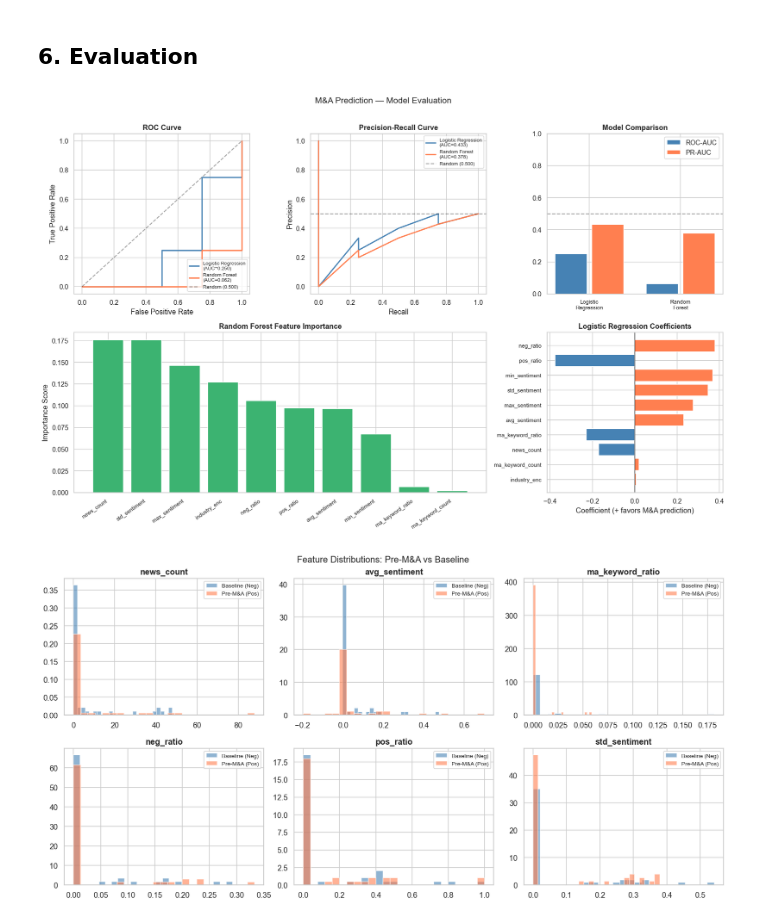
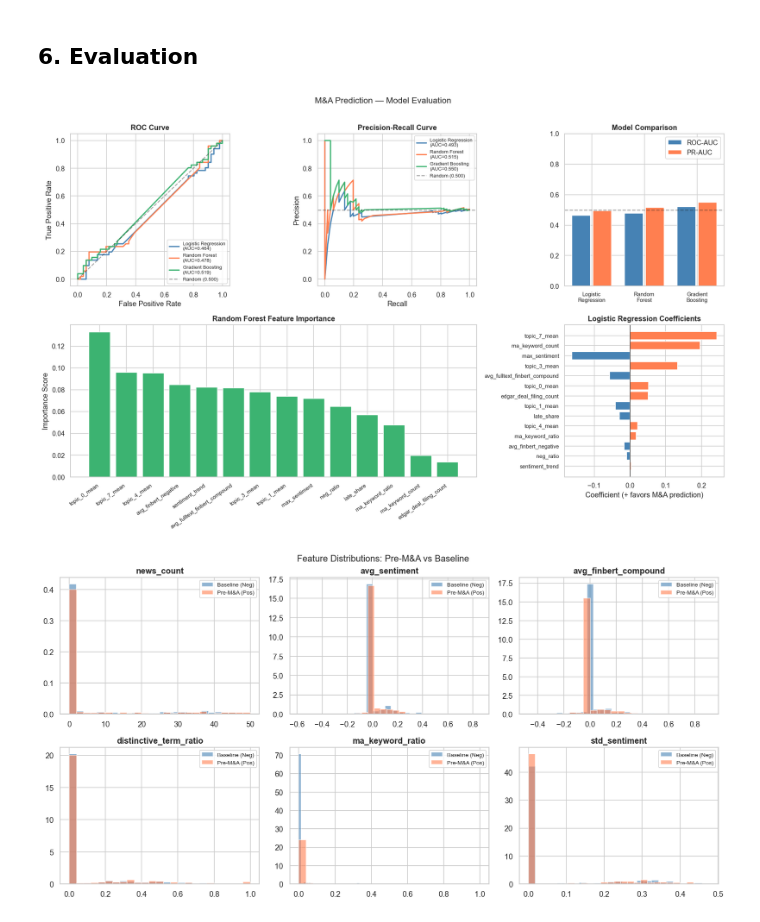
Before and after one commit to cindyfu0312/ucb-jpm-MA-prediction, a Jupyter notebook: code/week2_news_ma_prediction.ipynb, the cells around one changed output. Saved outputs shown, nothing was run; the diff lists cells and outputs as text; code cells hidden in the pictures.

Commit message:
add news context and finbert

```diff
--- a/code/week2_news_ma_prediction.ipynb
+++ b/code/week2_news_ma_prediction.ipynb
@@ -814,5 +1060,18 @@ Test:  8 rows  (> 2025-12-01)
 Class balance — Train: 50.0% pos  |  Test: 50.0% pos
 # %%
+# ── Feature selection (fit on TRAIN only, no test leakage) ────────────────
+mi = mutual_info_classif(X_train, y_train, random_state=RANDOM_SEED)
+K = min(14, len(ALL_FEATURES))
+top_idx = np.argsort(mi)[::-1][:K]
+SELECTED_FEATURES = [ALL_FEATURES[i] for i in top_idx]
+print(f'Top {K} features by mutual information (computed on train split only):')
+for i in np.argsort(mi)[::-1][:K]:
+    print(f'  {ALL_FEATURES[i]:28s} MI={mi[i]:.4f}')
+
+X_train = train[SELECTED_FEATURES].fillna(0).values
+X_test  = test[SELECTED_FEATURES].fillna(0).values
+ALL_FEATURES = SELECTED_FEATURES  # downstream plotting cells key off this name
+
 scaler = StandardScaler()
 X_tr_s = scaler.fit_transform(X_train)
 X_te_s = scaler.transform(X_test)
@@ -821,13 +1080,19 @@ cv = StratifiedKFold(n_splits=5, shuffle=True, random_state=RANDOM_SEED)
 
 models = {
     'Logistic Regression': (
-        LogisticRegression(C=0.5, max_iter=1000, random_state=RANDOM_SEED),
+        LogisticRegressionCV(Cs=np.logspace(-2, 1, 10), cv=cv, max_iter=2000,
+                              scoring='roc_auc', random_state=RANDOM_SEED),
         X_tr_s, X_te_s
     ),
     'Random Forest': (
-        RandomForestClassifier(n_estimators=300, max_depth=5,
-                               min_samples_leaf=5, class_weight='balanced',
+        RandomForestClassifier(n_estimators=300, max_depth=4,
+                               min_samples_leaf=8, class_weight='balanced',
                                random_state=RANDOM_SEED),
+        X_train, X_test
+    ),
+    'Gradient Boosting': (
+        GradientBoostingClassifier(n_estimators=150, max_depth=2, learning_rate=0.05,
+                                    subsample=0.8, random_state=RANDOM_SEED),
         X_train, X_test
     ),
 }
@@ -863,7 +1136,7 @@ Random Forest
 fig = plt.figure(figsize=(16, 10))
 gs  = gridspec.GridSpec(2, 3, figure=fig)
 
-COLORS = {'Logistic Regression': 'steelblue', 'Random Forest': 'coral'}
+COLORS = {'Logistic Regression': 'steelblue', 'Random Forest': 'coral', 'Gradient Boosting': 'mediumseagreen'}
 
 # ── ROC Curve ──────────────────────────────────────────────────────────────
 ax = fig.add_subplot(gs[0, 0])
@@ -904,41 +1177,45 @@ ax.axhline(0.5, color='k', linestyle='--', alpha=0.4)
 ax.set_title('Model Comparison', fontweight='bold')
 ax.set_xticks(x); ax.set_xticklabels([n.replace(' ', '\n') for n in names], fontsize=9)
 ax.set_ylim(0, 1); ax.legend()
 
 # ── Feature Importance ────────────────────────────────────────────────────
 ax = fig.add_subplot(gs[1, 0:2])
-rf = results['Random Forest']['model']
-imp = rf.feature_importances_
+best_tree_model = max(
+    (n for n in ('Gradient Boosting', 'Random Forest') if n in results),
+    key=lambda n: results[n]['cv_auc']
+)
+tree_mdl = results[best_tree_model]['model']
+imp = tree_mdl.feature_importances_
 idx = np.argsort(imp)[::-1]
 ax.bar(range(len(imp)), imp[idx], color='mediumseagreen', edgecolor='white')
 ax.set_xticks(range(len(imp)))
 ax.set_xticklabels([ALL_FEATURES[i] for i in idx], rotation=35, ha='right', fontsize=9)
-ax.set_title('Random Forest Feature Importance', fontweight='bold')
+ax.set_title(f'{best_tree_model} Feature Importance', fontweight='bold')
 ax.set_ylabel('Importance Score')
 
 # ── LR Coefficients ───────────────────────────────────────────────────────
 ax = fig.add_subplot(gs[1, 2])
 lr = results['Logistic Regression']['model']
 coef = lr.coef_[0]
 cidx = np.argsort(np.abs(coef))[::-1]
 colors_coef = ['coral' if c > 0 else 'steelblue' for c in coef[cidx]]
 ax.barh(range(len(coef)), coef[cidx], color=colors_coef)
 ax.set_yticks(range(len(coef)))
 ax.set_yticklabels([ALL_FEATURES[i] for i in cidx], fontsize=9)
 ax.set_title('Logistic Regression Coefficients', fontweight='bold')
 ax.set_xlabel('Coefficient (+ favors M&A prediction)')
 ax.axvline(0, color='k', linewidth=0.8)
 ax.invert_yaxis()
 
 plt.suptitle('M&A Prediction — Model Evaluation', fontsize=14, y=1.01)
 plt.tight_layout()
 plt.show()
 # %% [output]
-[figure, old version]
+[figure, new version]
 # %%
 # ── Feature distributions: pre-M&A vs baseline ────────────────────────────
-show_feats = ['news_count', 'avg_sentiment', 'ma_keyword_ratio',
-              'neg_ratio',  'pos_ratio',      'std_sentiment']
+show_feats = ['news_count', 'avg_sentiment', 'avg_finbert_compound',
+              'distinctive_term_ratio', 'ma_keyword_ratio', 'std_sentiment']
 
 fig, axes = plt.subplots(2, 3, figsize=(14, 7))
 axes = axes.flatten()
@@ -955,6 +1232,6 @@ plt.tight_layout()
 plt.suptitle('Feature Distributions: Pre-M&A vs Baseline', fontsize=13, y=1.01)
 plt.show()
 # %% [output]
-[figure, old version]
+[figure, new version]
 # %%
 # ── Statistical significance of feature differences ────────────────────────
```
Also changed, not shown: parts of 36 cells of this notebook, 14 other files.
